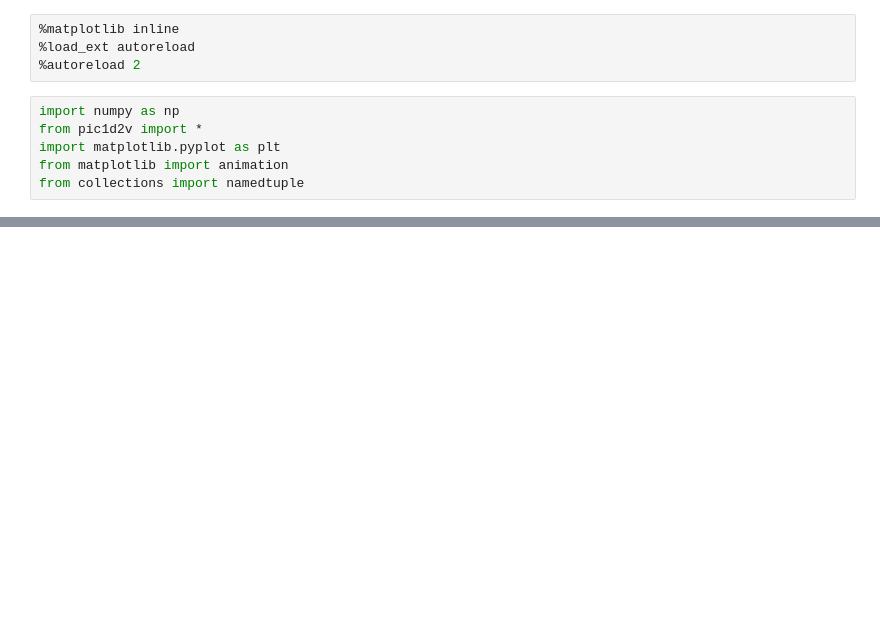
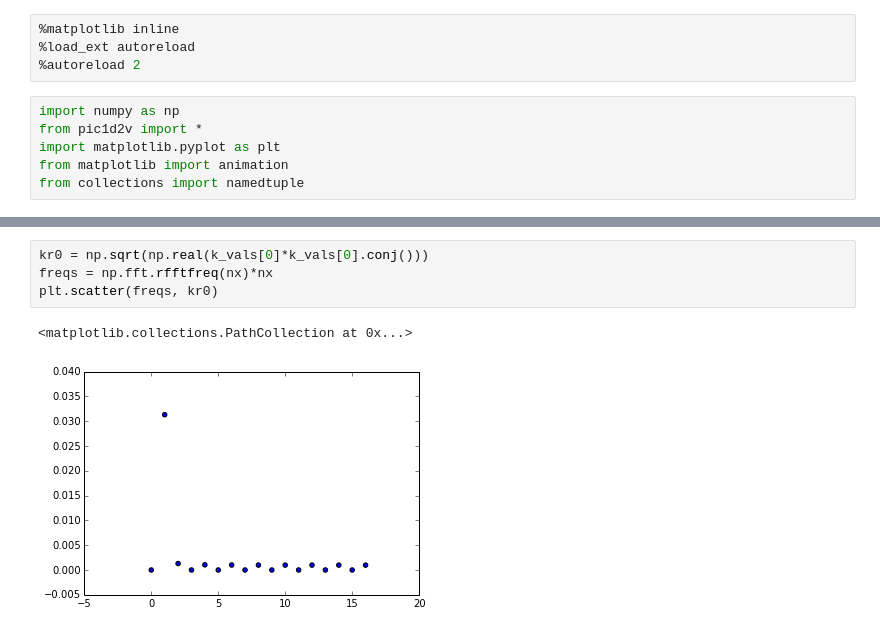
Before and after one commit to shigh/pyes1, a Jupyter notebook: 1d2v-wave.ipynb, the cells around one changed output, grey strips where cells are left out. Saved outputs shown, nothing was run; the diff lists cells and outputs as text; blank space fills up the shorter version.

```diff
--- a/1d2v-wave.ipynb
+++ b/1d2v-wave.ipynb
@@ -55,3 +73,10 @@ plt.plot(np.cos(wp*np.linspace(0,dt*nt, nt))*np.max(sx))
+# %%
+kr0 = np.sqrt(np.real(k_vals[0]*k_vals[0].conj()))
+freqs = np.fft.rfftfreq(nx)*nx
+plt.scatter(freqs, kr0)
+# %% [output]
+<matplotlib.collections.PathCollection at 0x...>
+[figure, added]
 # %%
 # density of init particle positions
 x_vals = np.linspace(0., L, N_e+1)[:-1]
```
Also changed, not shown: parts of 5 cells of this notebook.
